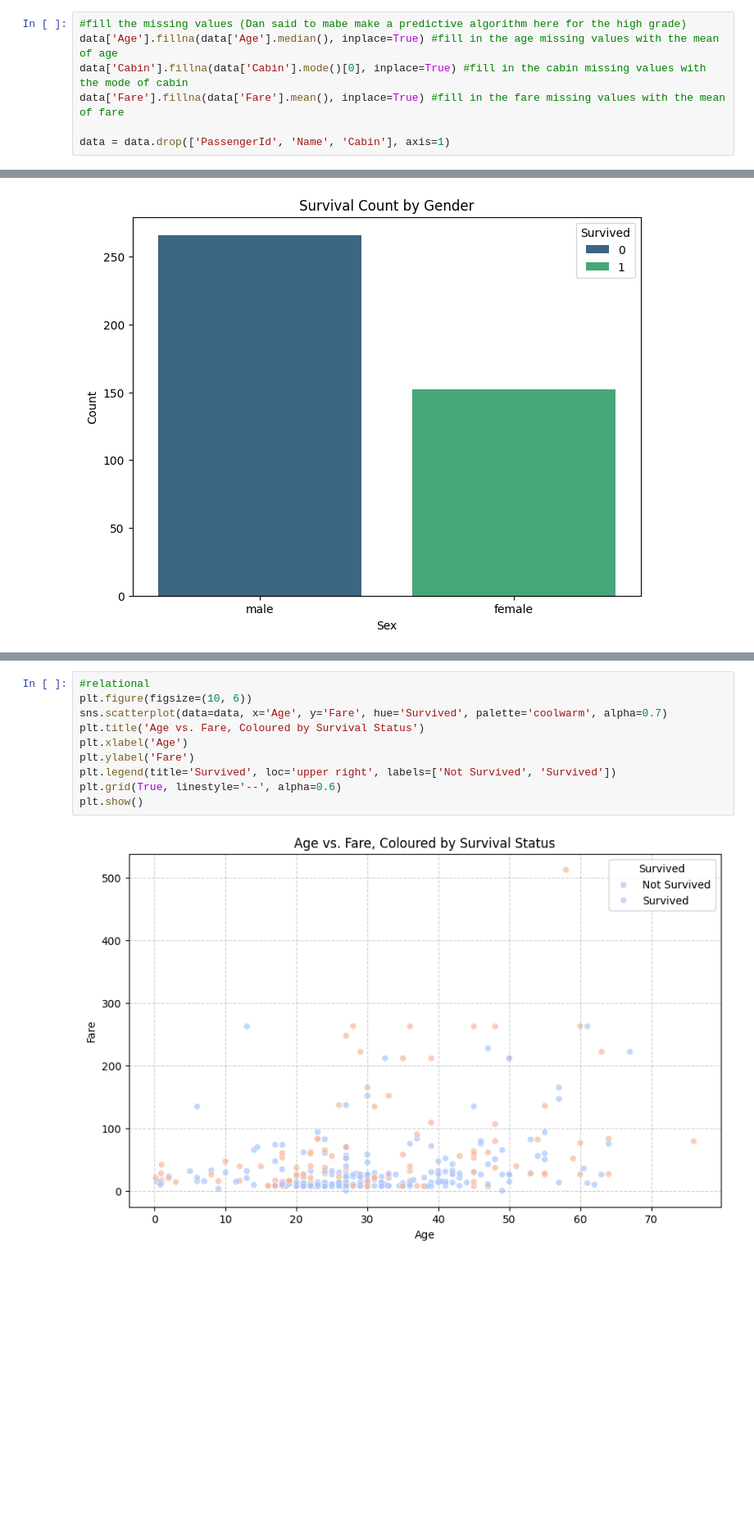
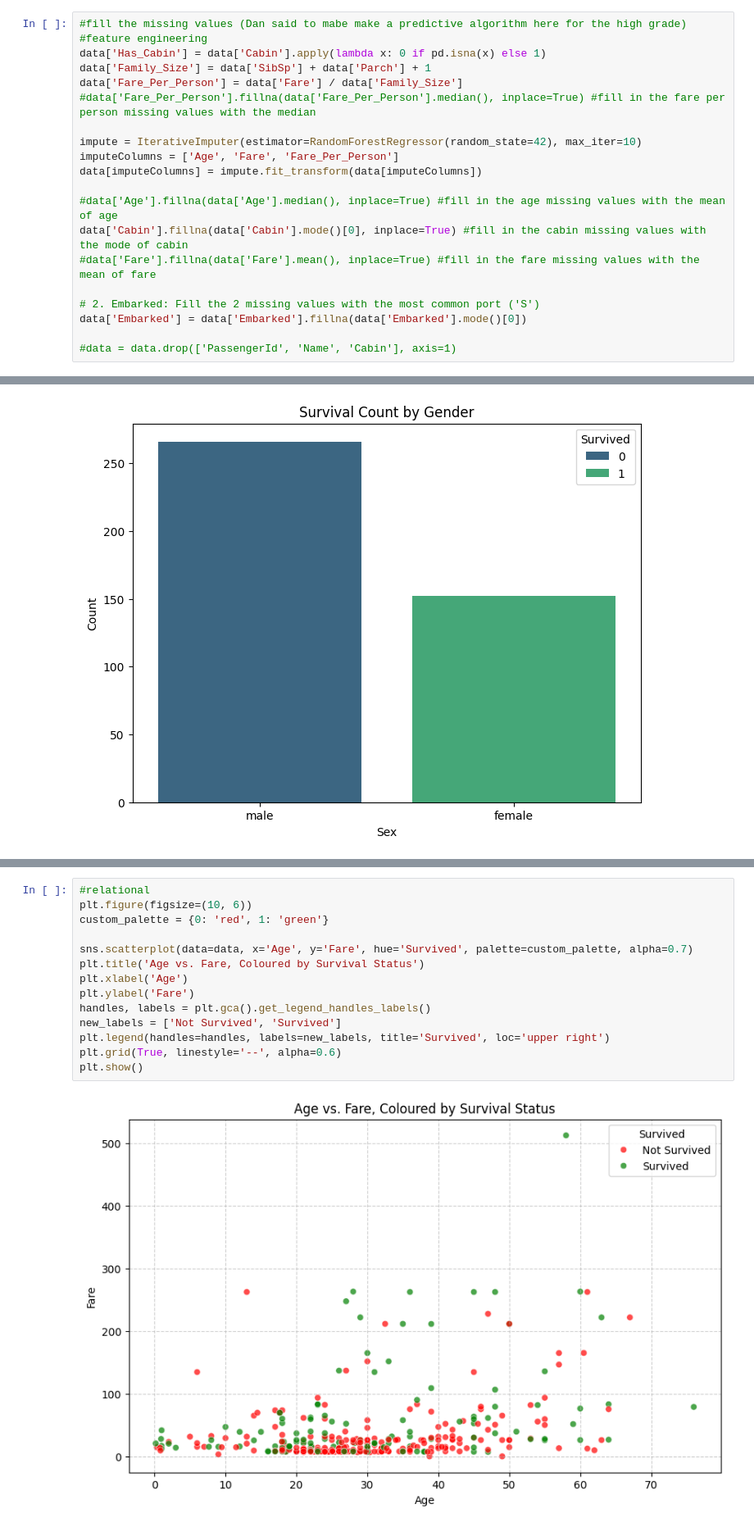
Before and after one commit to ovirce/360004---AI---SA2-Part-A---Code, a Jupyter notebook: 360004_AI_SA2_Part_A_Code.ipynb, the cells around one changed output, grey strips where cells are left out. Shown at 82% size. Cells and saved outputs as stored; diff of their text form; blank space fills up the shorter version.

```diff
--- a/360004_AI_SA2_Part_A_Code.ipynb
+++ b/360004_AI_SA2_Part_A_Code.ipynb
@@ -56,9 +59,22 @@ Missing values:
 dtype: int64
 # %%
 #fill the missing values (Dan said to mabe make a predictive algorithm here for the high grade)
-data['Age'].fillna(data['Age'].median(), inplace=True) #fill in the age missing values with the mean of age
+#feature engineering
+data['Has_Cabin'] = data['Cabin'].apply(lambda x: 0 if pd.isna(x) else 1)
+data['Family_Size'] = data['SibSp'] + data['Parch'] + 1
+data['Fare_Per_Person'] = data['Fare'] / data['Family_Size']
+#data['Fare_Per_Person'].fillna(data['Fare_Per_Person'].median(), inplace=True) #fill in the fare per person missing values with the median
+
+impute = IterativeImputer(estimator=RandomForestRegressor(random_state=42), max_iter=10)
+imputeColumns = ['Age', 'Fare', 'Fare_Per_Person']
+data[imputeColumns] = impute.fit_transform(data[imputeColumns])
+
+#data['Age'].fillna(data['Age'].median(), inplace=True) #fill in the age missing values with the mean of age
 data['Cabin'].fillna(data['Cabin'].mode()[0], inplace=True) #fill in the cabin missing values with the mode of cabin
-data['Fare'].fillna(data['Fare'].mean(), inplace=True) #fill in the fare missing values with the mean of fare
+#data['Fare'].fillna(data['Fare'].mean(), inplace=True) #fill in the fare missing values with the mean of fare
 
-data = data.drop(['PassengerId', 'Name', 'Cabin'], axis=1)
+# 2. Embarked: Fill the 2 missing values with the most common port ('S')
+data['Embarked'] = data['Embarked'].fillna(data['Embarked'].mode()[0])
+
+#data = data.drop(['PassengerId', 'Name', 'Cabin'], axis=1)
 # %% [output]
@@ -113,15 +160,19 @@ plt.show()
 # %%
 #relational
 plt.figure(figsize=(10, 6))
-sns.scatterplot(data=data, x='Age', y='Fare', hue='Survived', palette='coolwarm', alpha=0.7)
+custom_palette = {0: 'red', 1: 'green'}
+
+sns.scatterplot(data=data, x='Age', y='Fare', hue='Survived', palette=custom_palette, alpha=0.7)
 plt.title('Age vs. Fare, Coloured by Survival Status')
 plt.xlabel('Age')
 plt.ylabel('Fare')
-plt.legend(title='Survived', loc='upper right', labels=['Not Survived', 'Survived'])
+handles, labels = plt.gca().get_legend_handles_labels()
+new_labels = ['Not Survived', 'Survived']
+plt.legend(handles=handles, labels=new_labels, title='Survived', loc='upper right')
 plt.grid(True, linestyle='--', alpha=0.6)
 plt.show()
 # %% [output]
-[figure, old version]
+[figure, new version]
 # %%
 #hierarchical graph
 sns.catplot(x='Pclass', hue='Survived', data = data, kind = 'count', col='Sex')
```
Also changed, not shown: parts of 11 cells of this notebook.
